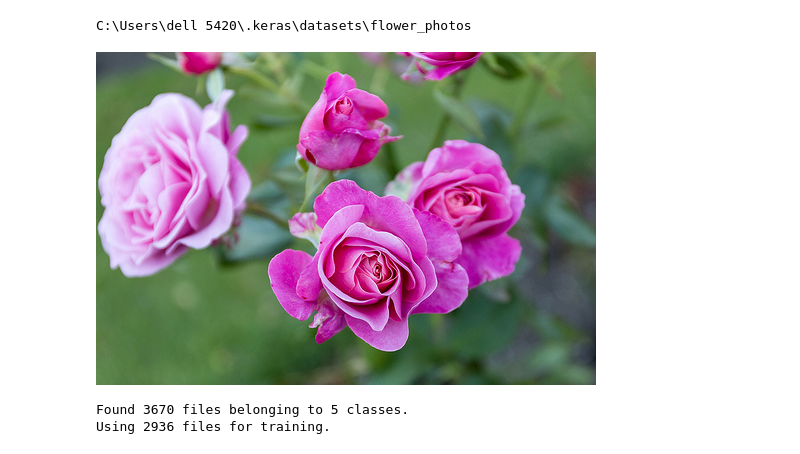
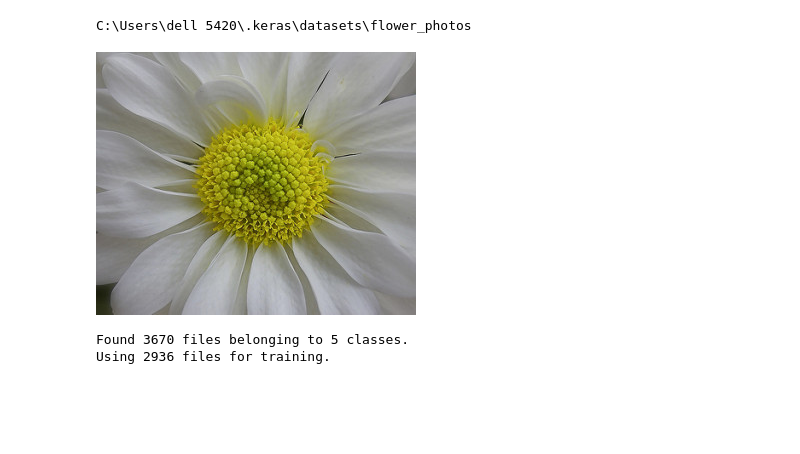
Before and after one commit to LeGiT300/Image-Classification, a Jupyter notebook: transferImage.ipynb, the cells around one changed output. Cells and saved outputs as stored; diff of their text form; code cells hidden in the pictures; blank space fills up the shorter version.

```diff
--- a/transferImage.ipynb
+++ b/transferImage.ipynb
@@ -22,10 +22,10 @@ print(data_dir)
 # %% [output]
 C:\Users\dell 5420\.keras\datasets\flower_photos
 # %%
-roses = list(data_dir.glob('roses/*'))
-Image.open(roses[9])
+roses = list(data_dir.glob('daisy/*'))
+Image.open(roses[0])
 # %% [output]
-[figure, old version]
+[figure, new version]
 # %%
 img_height,img_width=180,180
 batch_size=32
```
Also changed, not shown: parts of 4 cells of this notebook.
